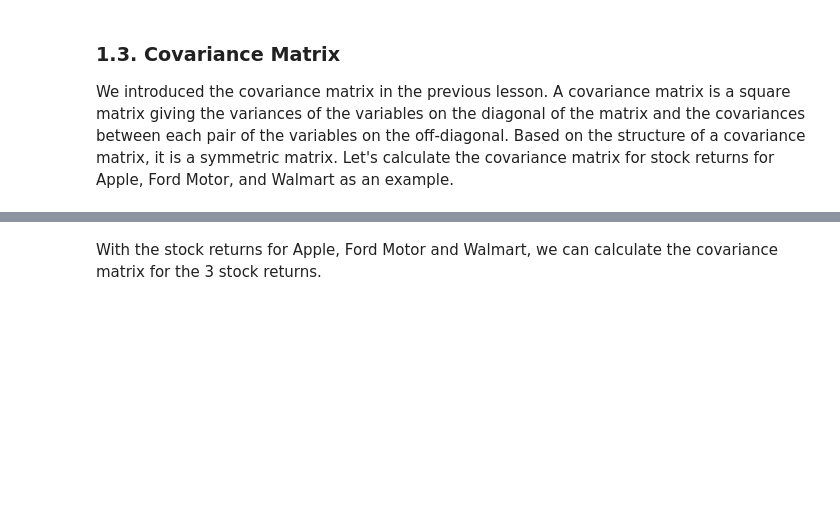
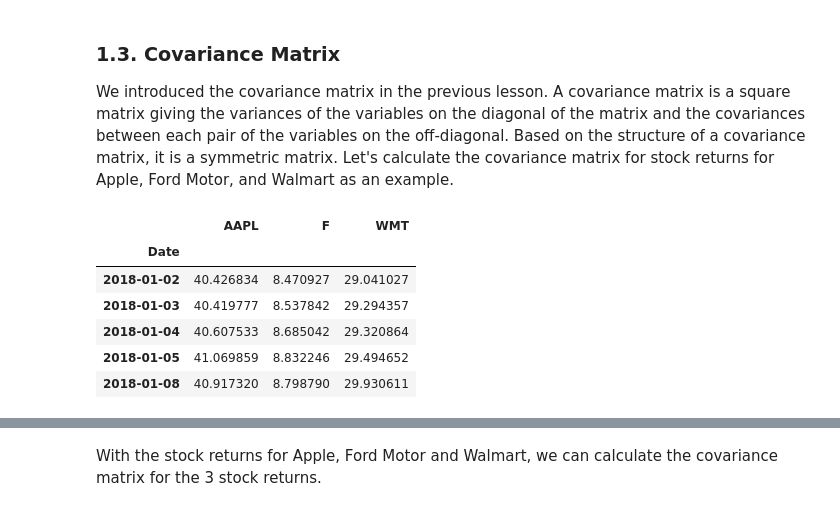
Before and after one commit to npnkbabu/wqu, a Jupyter notebook: MscFE/Financial_Data/M2_Equities_CryptoCurrencies/financial_data_module_2_lesson_3.ipynb, the cells around one changed output, grey strips where cells are left out. Cells and saved outputs as stored; diff of their text form; code cells hidden in the pictures; blank space fills up the shorter version.

```diff
--- a/MscFE/Financial_Data/M2_Equities_CryptoCurrencies/financial_data_module_2_lesson_3.ipynb
+++ b/MscFE/Financial_Data/M2_Equities_CryptoCurrencies/financial_data_module_2_lesson_3.ipynb
@@ -170,10 +170,21 @@ import yfinance as yfin
 import seaborn as sns
 # %%
 # Download stock prices from Yahoo Finance and set the time period for download
-start = datetime.date(2018, 1, 2)
-end = datetime.date(2023, 12, 31)
-stocks = yfin.download(["AAPL", "F", "WMT"], start, end, auto_adjust = False)["Adj Close"]
+#start = datetime.date(2018, 1, 2)
+#end = datetime.date(2023, 12, 31)
+#stocks = yfin.download(["AAPL", "F", "WMT"], start, end, auto_adjust = False)["Adj Close"]
+#stocks.head()
+stocks = pd.read_csv("../data/M2L3_data1.csv")
+stocks.set_index("Date",inplace=True)
 stocks.head()
+# %% [output]
+|  | AAPL | F | WMT |
+| Date |  |  |  |
+| 2018-01-02 | 40.426834 | 8.470927 | 29.041027 |
+| 2018-01-03 | 40.419777 | 8.537842 | 29.294357 |
+| 2018-01-04 | 40.607533 | 8.685042 | 29.320864 |
+| 2018-01-05 | 41.069859 | 8.832246 | 29.494652 |
+| 2018-01-08 | 40.917320 | 8.798790 | 29.930611 |
 # %%
 stocks.index = pd.to_datetime(stocks.index).strftime("%Y-%m-%d")
 # %%
```
Also changed, not shown: parts of 10 cells of this notebook, 4 other files.
